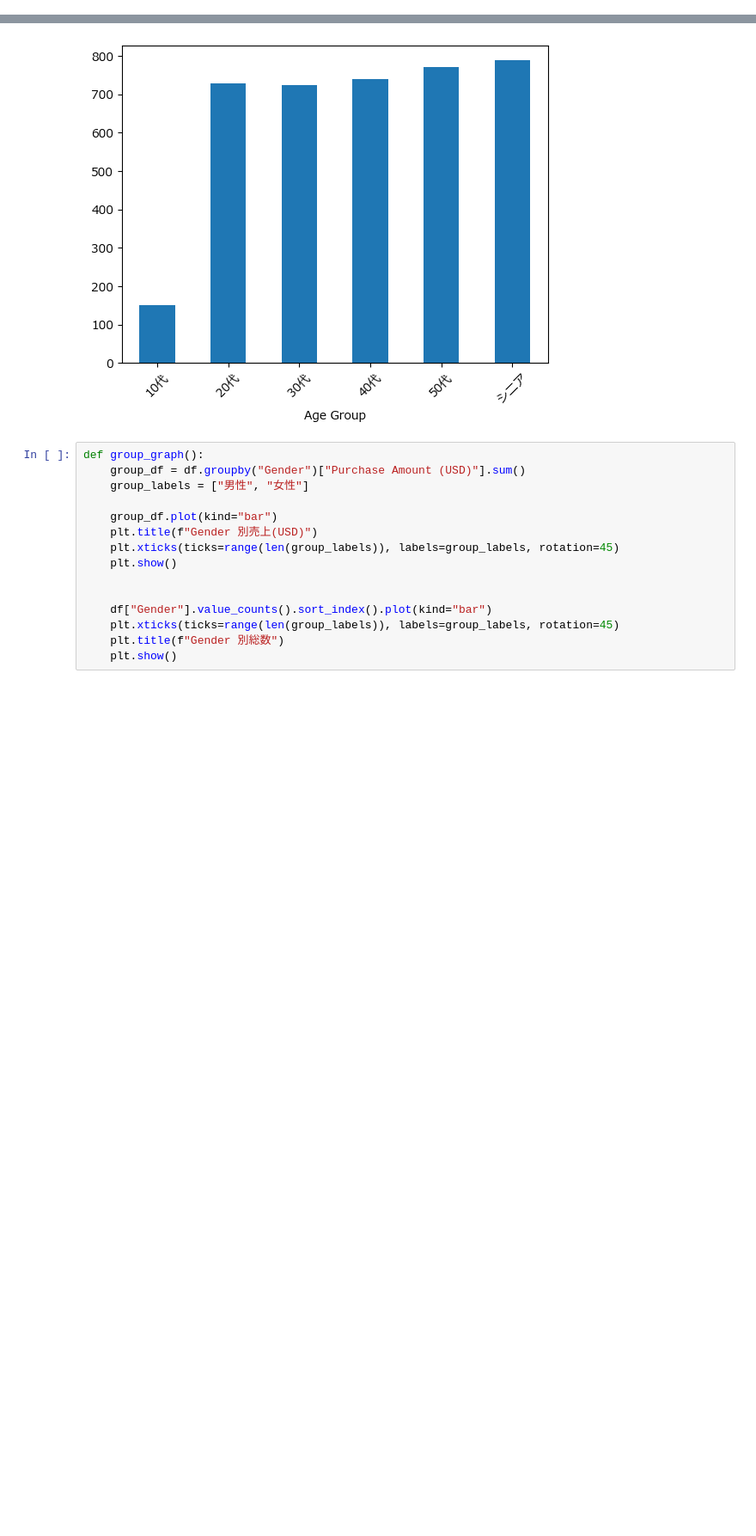
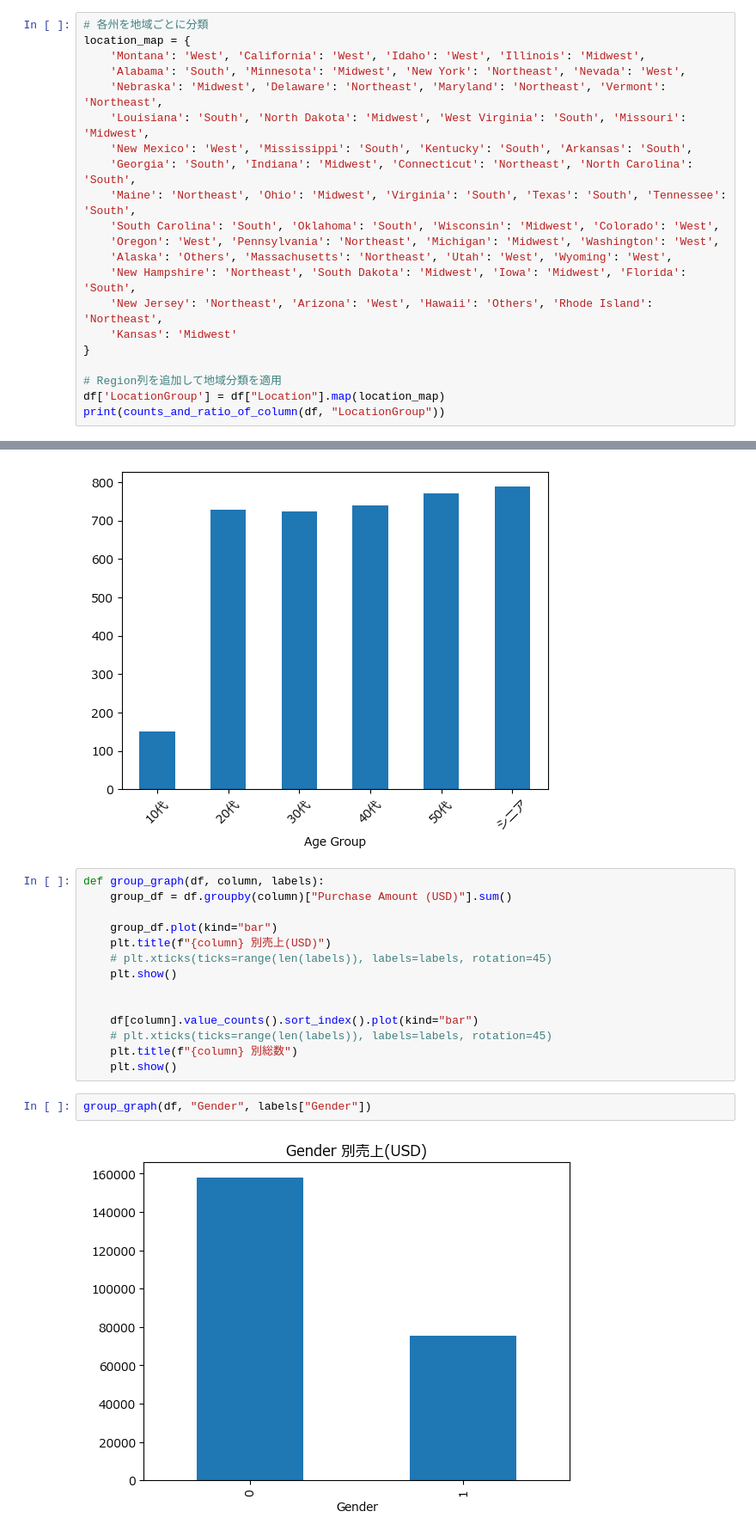
Before and after one commit to masakazu2025/kaggle-consumer-behavior-and-shopping-habits-dataset, a Jupyter notebook: shopping_behavior.ipynb, the cells around one changed output, grey strips where cells are left out. Shown at 86% size. Cells and saved outputs as stored; diff of their text form; blank space fills up the shorter version.

```diff
--- a/shopping_behavior.ipynb
+++ b/shopping_behavior.ipynb
@@ -117,0 +287,21 @@ dtype: int64
+# %%
+# 各州を地域ごとに分類
+location_map = {
+    'Montana': 'West', 'California': 'West', 'Idaho': 'West', 'Illinois': 'Midwest',
+    'Alabama': 'South', 'Minnesota': 'Midwest', 'New York': 'Northeast', 'Nevada': 'West',
+    'Nebraska': 'Midwest', 'Delaware': 'Northeast', 'Maryland': 'Northeast', 'Vermont': 'Northeast',
+    'Louisiana': 'South', 'North Dakota': 'Midwest', 'West Virginia': 'South', 'Missouri': 'Midwest',
+    'New Mexico': 'West', 'Mississippi': 'South', 'Kentucky': 'South', 'Arkansas': 'South',
+    'Georgia': 'South', 'Indiana': 'Midwest', 'Connecticut': 'Northeast', 'North Carolina': 'South',
+    'Maine': 'Northeast', 'Ohio': 'Midwest', 'Virginia': 'South', 'Texas': 'South', 'Tennessee': 'South',
+    'South Carolina': 'South', 'Oklahoma': 'South', 'Wisconsin': 'Midwest', 'Colorado': 'West',
+    'Oregon': 'West', 'Pennsylvania': 'Northeast', 'Michigan': 'Midwest', 'Washington': 'West',
+    'Alaska': 'Others', 'Massachusetts': 'Northeast', 'Utah': 'West', 'Wyoming': 'West',
+    'New Hampshire': 'Northeast', 'South Dakota': 'Midwest', 'Iowa': 'Midwest', 'Florida': 'South',
+    'New Jersey': 'Northeast', 'Arizona': 'West', 'Hawaii': 'Others', 'Rhode Island': 'Northeast',
+    'Kansas': 'Midwest'
+}
+
+# Region列を追加して地域分類を適用
+df['LocationGroup'] = df["Location"].map(location_map)
+print(counts_and_ratio_of_column(df, "LocationGroup"))
@@ -589,17 +1065,20 @@ plt.xticks(ticks=range(len(age_group)), labels=age_group, rotation=45)
   Text(5, 0, 'シニア')])
 [figure]
 # %%
-def group_graph():
-    group_df = df.groupby("Gender")["Purchase Amount (USD)"].sum()
-    group_labels = ["男性", "女性"]
+def group_graph(df, column, labels):
+    group_df = df.groupby(column)["Purchase Amount (USD)"].sum()
 
     group_df.plot(kind="bar")
-    plt.title(f"Gender 別売上(USD)")
-    plt.xticks(ticks=range(len(group_labels)), labels=group_labels, rotation=45)
+    plt.title(f"{column} 別売上(USD)")
+    # plt.xticks(ticks=range(len(labels)), labels=labels, rotation=45)
     plt.show()
 
 
-    df["Gender"].value_counts().sort_index().plot(kind="bar")
-    plt.xticks(ticks=range(len(group_labels)), labels=group_labels, rotation=45)
-    plt.title(f"Gender 別総数")
+    df[column].value_counts().sort_index().plot(kind="bar")
+    # plt.xticks(ticks=range(len(labels)), labels=labels, rotation=45)
+    plt.title(f"{column} 別総数")
     plt.show()
+# %%
+group_graph(df, "Gender", labels["Gender"])
+# %% [output]
+[figure, added]
```
Also changed, not shown: parts of 63 cells of this notebook.
